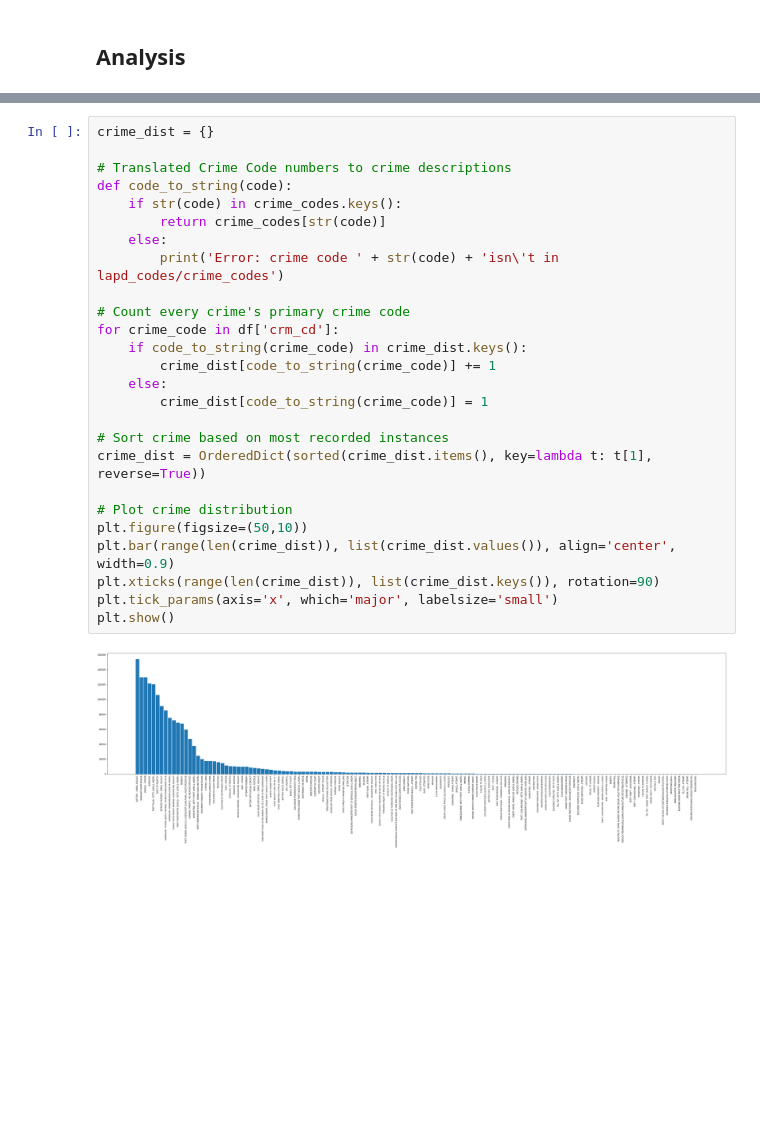
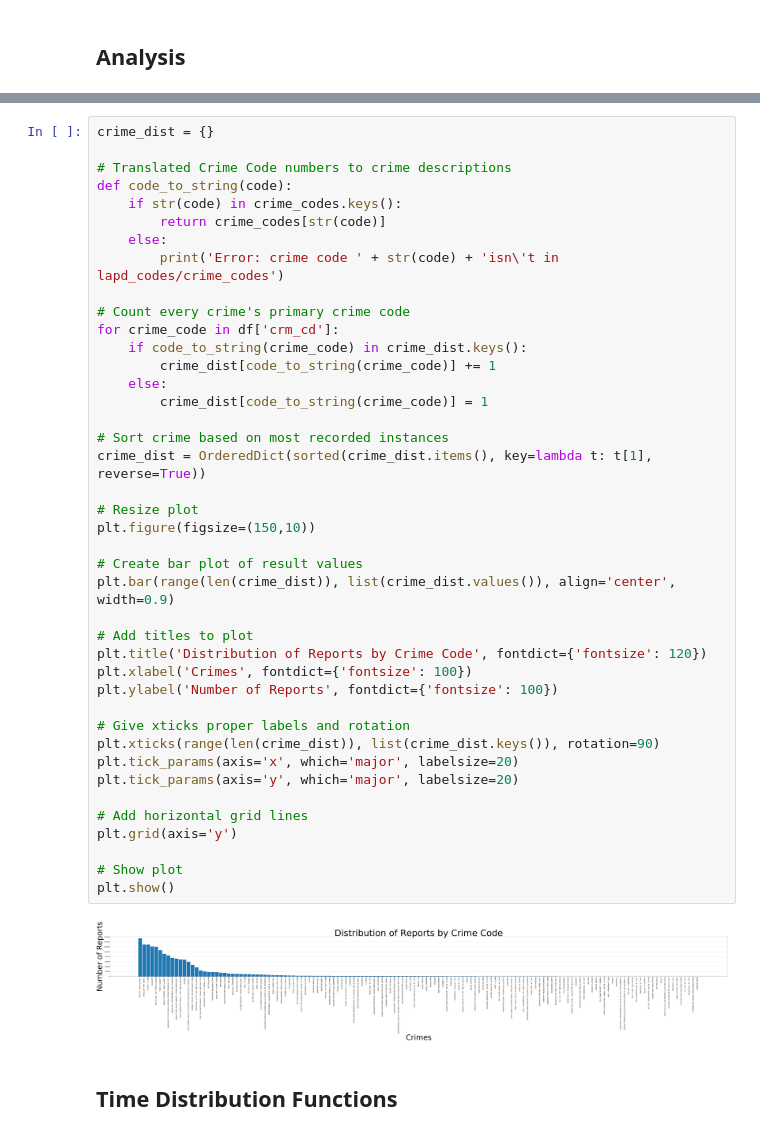
Before and after one commit to MaxwellWilliams/defogger, a Jupyter notebook: general_analysis.ipynb, the cells around one changed output, grey strips where cells are left out. Drawn from its saved outputs; the diff is of its cells as text; blank space fills up the shorter version.

Commit message:
Refactored time distribution and graphing functions

```diff
--- a/general_analysis.ipynb
+++ b/general_analysis.ipynb
@@ -58,29 +58,46 @@ df.describe()
 # %%
 crime_dist = {}
 
 # Translated Crime Code numbers to crime descriptions
 def code_to_string(code):
     if str(code) in crime_codes.keys():
         return crime_codes[str(code)]
     else:
         print('Error: crime code ' + str(code) + 'isn\'t in lapd_codes/crime_codes')
 
 # Count every crime's primary crime code
 for crime_code in df['crm_cd']:
     if code_to_string(crime_code) in crime_dist.keys():
         crime_dist[code_to_string(crime_code)] += 1
     else:
         crime_dist[code_to_string(crime_code)] = 1
 
 # Sort crime based on most recorded instances
 crime_dist = OrderedDict(sorted(crime_dist.items(), key=lambda t: t[1], reverse=True))
 
-# Plot crime distribution
-plt.figure(figsize=(50,10))
+# Resize plot
+plt.figure(figsize=(150,10))
+
+# Create bar plot of result values
 plt.bar(range(len(crime_dist)), list(crime_dist.values()), align='center', width=0.9)
+
+# Add titles to plot
+plt.title('Distribution of Reports by Crime Code', fontdict={'fontsize': 120})
+plt.xlabel('Crimes', fontdict={'fontsize': 100})
+plt.ylabel('Number of Reports', fontdict={'fontsize': 100})
+
+# Give xticks proper labels and rotation
 plt.xticks(range(len(crime_dist)), list(crime_dist.keys()), rotation=90)
-plt.tick_params(axis='x', which='major', labelsize='small')
+plt.tick_params(axis='x', which='major', labelsize=20)
+plt.tick_params(axis='y', which='major', labelsize=20)
+
+# Add horizontal grid lines
+plt.grid(axis='y')
+
+# Show plot
 plt.show()
 # %% [output]
-[figure, old version]
+[figure, new version]
+# %% [markdown]
+## Time Distribution Functions
 # %%
```
Also changed, not shown: parts of 24 cells of this notebook.
